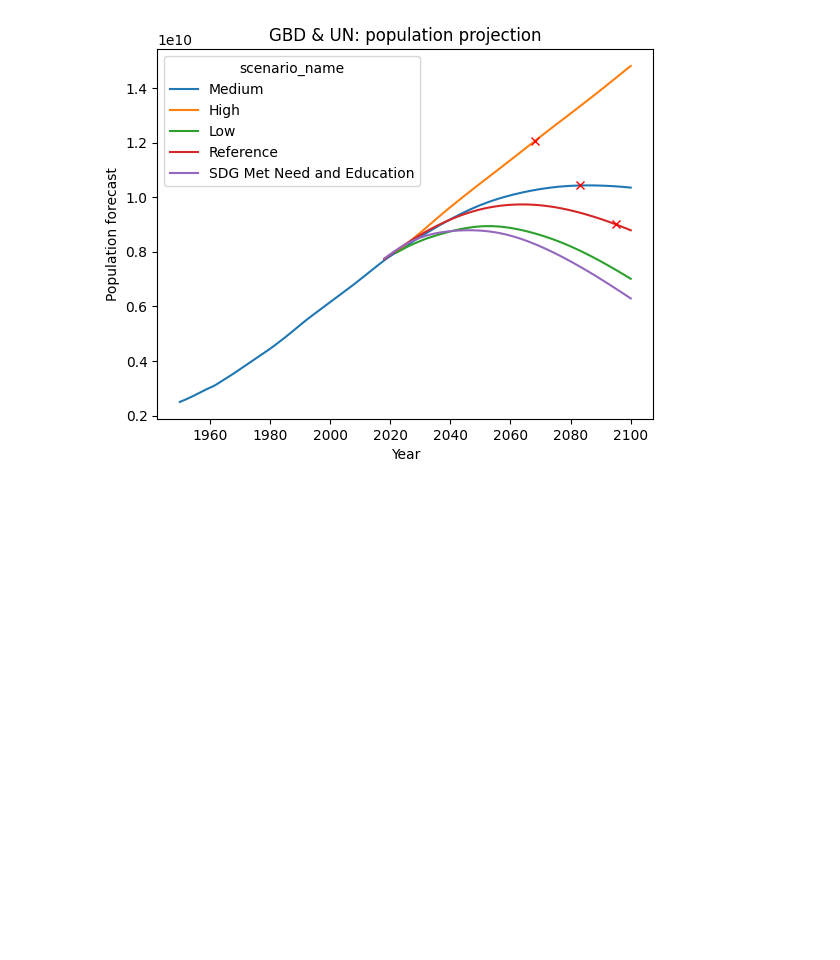
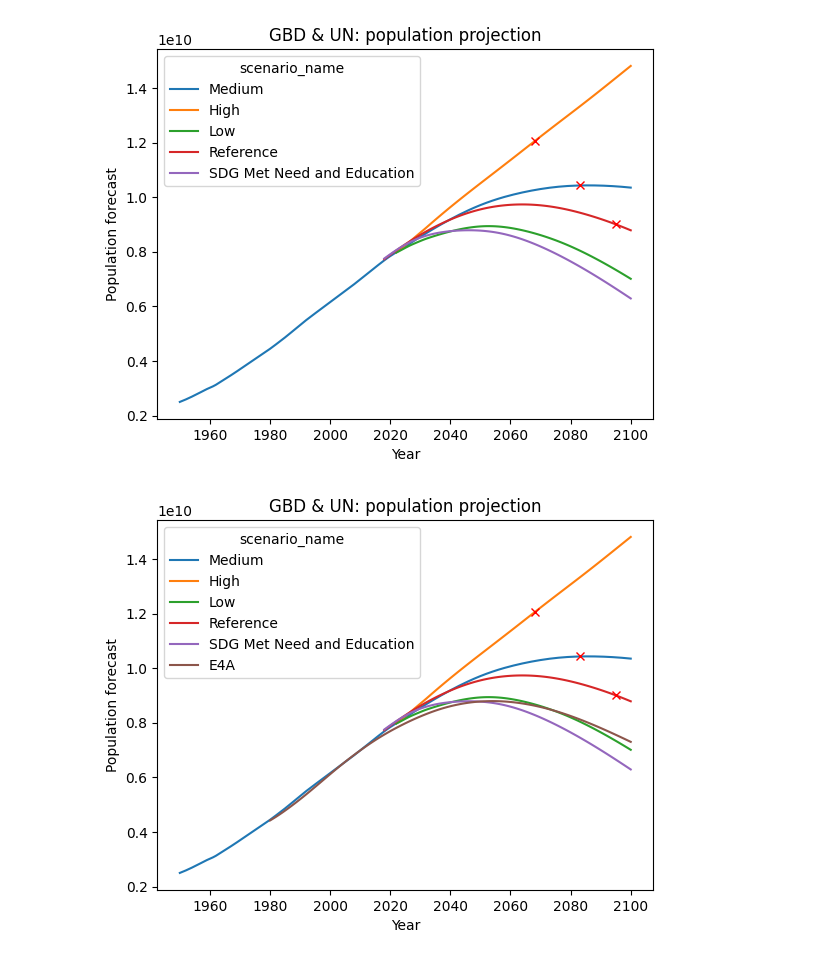
Before and after one commit to Niallfealty/n8b_un_foundation, a Jupyter notebook: model_analysis/exploratory/notebooks/initial_results/ProjectionAnalysis.ipynb, the cells around one changed output. Saved outputs shown, nothing was run; the diff lists cells and outputs as text; code cells hidden in the pictures; blank space fills up the shorter version.

Commit message:
Added E4A projection to projection plot

```diff
--- a/model_analysis/exploratory/notebooks/initial_results/ProjectionAnalysis.ipynb
+++ b/model_analysis/exploratory/notebooks/initial_results/ProjectionAnalysis.ipynb
@@ -144,3 +144,26 @@ plt.plot(x_tot, y_tot, "rx")
 plt.show()
 # %% [output]
 [figure]
+# %%
+df_e4a = read_csv("../../data/prepared_data/e4a.csv")
+# %%
+df_e4a["scenario_name"] = "E4A"
+df_e4a_schemad = df_e4a.rename(columns={"Year":"year_id","Population":"val"})\
+    .loc[:,["year_id", "val", "scenario_name"]]
+# %%
+df_all = concat([
+    df_comb.loc[:,["year_id", "val", "scenario_name"]],
+    df_e4a_schemad
+]).reset_index()
+# %%
+sns.lineplot(data=df_all,
+             x="year_id",
+             y="val",
+             hue="scenario_name")
+plt.title("GBD & UN: population projection")
+plt.xlabel("Year")
+plt.ylabel("Population forecast")
+plt.plot(x_tot, y_tot, "rx")
+plt.show()
+# %% [output]
+[figure, added]
```
